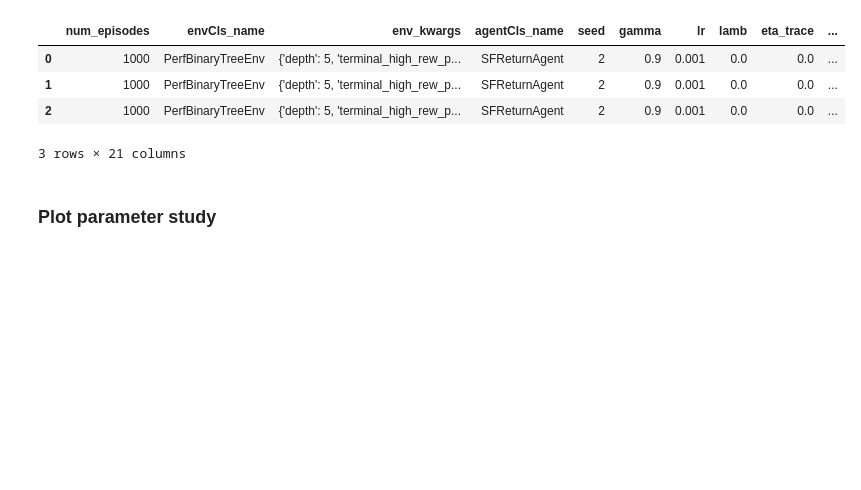
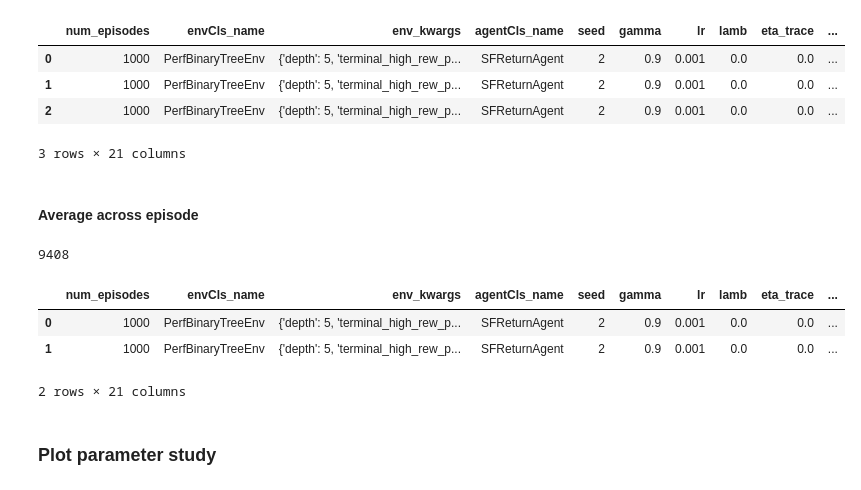
Before and after one commit to im-ant/sr-return, a Jupyter notebook: linear/analysis/2021-01-24_174123_fan-out-binary-tree_KSF.ipynb, the cells around one changed output. Drawn from its saved outputs; the diff is of its cells as text; code cells hidden in the pictures; blank space fills up the shorter version.

```diff
--- a/linear/analysis/2021-01-24_174123_fan-out-binary-tree_KSF.ipynb
+++ b/linear/analysis/2021-01-24_174123_fan-out-binary-tree_KSF.ipynb
@@ -104,6 +104,44 @@ EpisSummed_df[0:3]
 | 1 | 1000 | PerfBinaryTreeEnv | {'depth': 5, 'terminal_high_rew_p... | SFReturnAgent | 2 | 0.9 | 0.001 | 0.0 | 0.0 | ... |
 | 2 | 1000 | PerfBinaryTreeEnv | {'depth': 5, 'terminal_high_rew_p... | SFReturnAgent | 2 | 0.9 | 0.001 | 0.0 | 0.0 | ... |
 3 rows × 21 columns
+# %% [markdown]
+#### Average across episode
+# %%
+def get_RMSE_epis_averaged(in_df, episode_num=500, average_window=500):
+    """
+    Helper method
+    """
+    #
+    df = in_df.copy(deep=True)
+
+    # ==
+    # Filter for episodes
+    range_left = episode_num - average_window
+    df = df[df['episode_idx'] >= range_left]
+    df = df[df['episode_idx'] < episode_num]
+
+    # ==
+    # Select for independent columns
+    not_indep_cols = ['episode_idx', 'total_steps', 'cumulative_reward',
+                      'v_fn_rmse', 'sf_G_rmse','sf_matrix_rmse',
+                      'reward_vec_rmse', 'value_loss_avg',
+                      'reward_loss_avg','sf_loss_avg', 'et_loss_avg']
+    indep_cols = [c for c in list(df) if c not in not_indep_cols]
+
+    # ==
+    avg_df = df.groupby(indep_cols).mean().reset_index()
+    avg_df['episode_idx'] = [(episode_num-1)] * len(avg_df)
+    return avg_df
+
+episAvg_df = get_RMSE_epis_averaged(Data_df, 100, 100)
+print(len(episAvg_df))
+episAvg_df[0:2]
+# %% [output]
+9408
+|  | num_episodes | envCls_name | env_kwargs | agentCls_name | seed | gamma | lr | lamb | eta_trace | ... |
+| 0 | 1000 | PerfBinaryTreeEnv | {'depth': 5, 'terminal_high_rew_p... | SFReturnAgent | 2 | 0.9 | 0.001 | 0.0 | 0.0 | ... |
+| 1 | 1000 | PerfBinaryTreeEnv | {'depth': 5, 'terminal_high_rew_p... | SFReturnAgent | 2 | 0.9 | 0.001 | 0.0 | 0.0 | ... |
+2 rows × 21 columns
 # %% [markdown]
 ### Plot parameter study
 # %%
```
Also changed, not shown: parts of 3 cells of this notebook, 3 other files.
